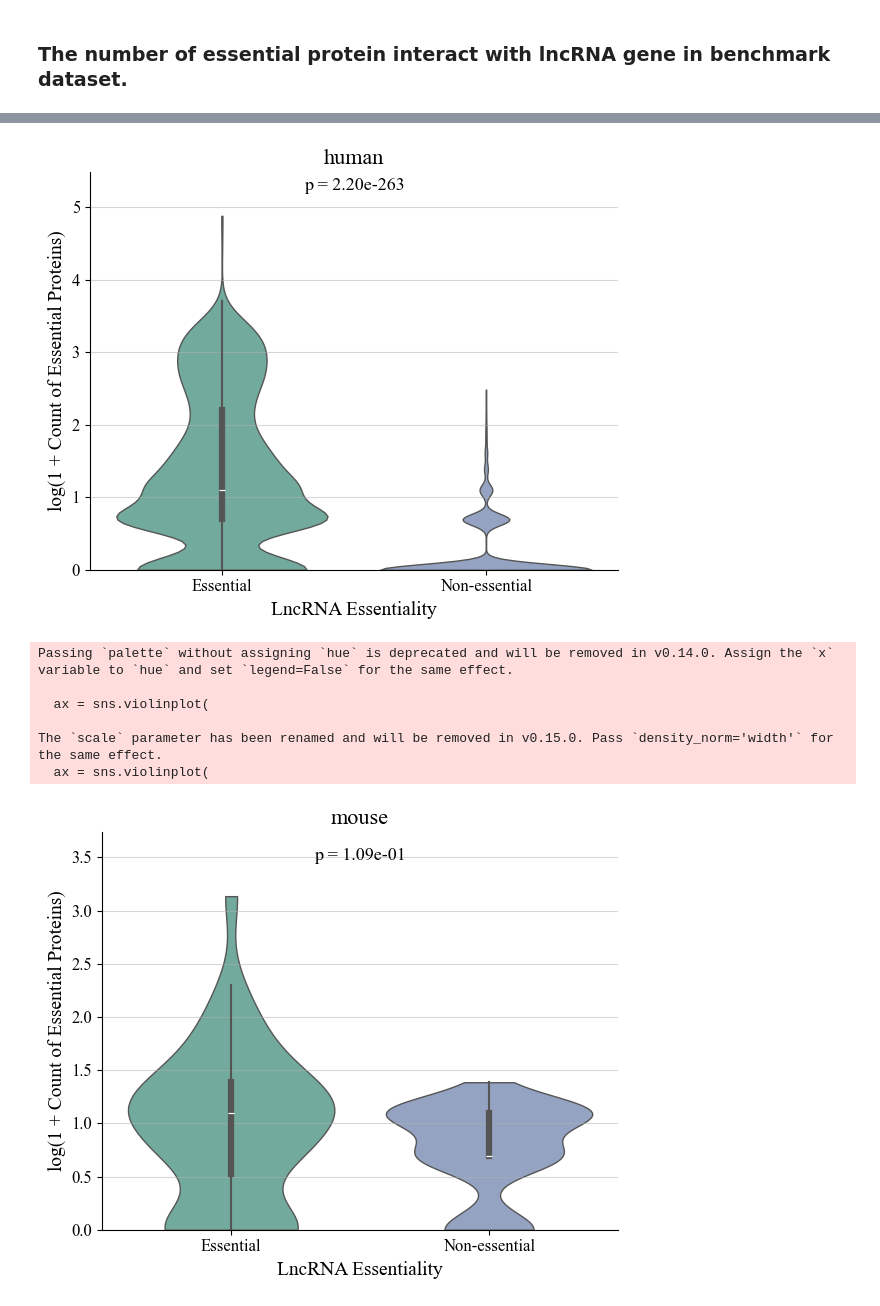
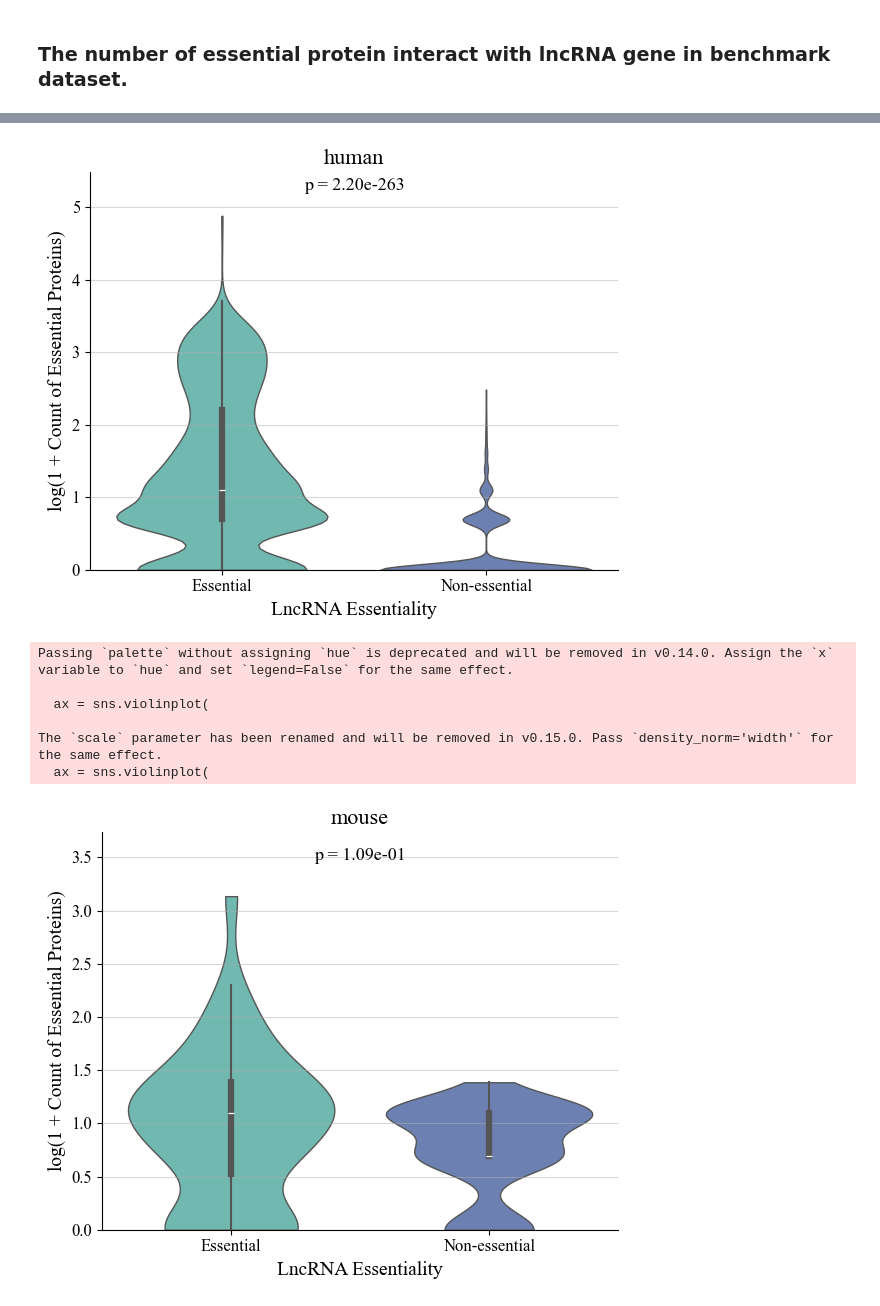
Before and after one commit to swt1024/ELGE, a Jupyter notebook: experiment/ess_protein/validtition.ipynb, the cells around one changed output, grey strips where cells are left out. Drawn from its saved outputs; the diff is of its cells as text; code cells hidden in the pictures.

```diff
--- a/experiment/ess_protein/validtition.ipynb
+++ b/experiment/ess_protein/validtition.ipynb
@@ -299,7 +238,7 @@ for species in ['human','mouse']:
     plt.figure(figsize=(6, 5))
 
     # Customize colors here if needed
-    palette = {'Essential': '#69b3a2', 'Non-essential': '#8da0cb'}  # change HEX as you like
+    palette = {'Essential': '#65c4b9', 'Non-essential': '#607bbc'}  # change HEX as you like
     order = ['Essential', 'Non-essential']
 
     # Violin plot with an internal box to show quartiles
@@ -322,32 +261,32 @@ for species in ['human','mouse']:
     plt.grid(True, axis='y', linewidth=0.8, alpha=0.5)
 
     # =====================
     # Step 5: Mann–Whitney U test + annotate p-value
     # =====================
     group1 = df_count[df_count['label'] == 'Essential']['log_count']
     group2 = df_count[df_count['label'] == 'Non-essential']['log_count']
     stat, p_value = mannwhitneyu(group1, group2, alternative='two-sided')
 
     y_max = df_count['log_count'].max()
     y_loc = y_max + 0.3
     ax.text(0.5, y_loc, f"p = {p_value:.2e}", ha='center', va='bottom', fontsize=13)
     ax.set_ylim(0, y_loc + 0.3)
 
     plt.tight_layout()
     plt.savefig(f'{species}_log_essential_protein_count_violin.svg', format='svg', dpi=300, bbox_inches='tight')
     plt.show()
 # %% [output]
 Passing `palette` without assigning `hue` is deprecated and will be removed in v0.14.0. Assign the `x` variable to `hue` and set `legend=False` for the same effect.
 
   ax = sns.violinplot(
 
 The `scale` parameter has been renamed and will be removed in v0.15.0. Pass `density_norm='width'` for the same effect.
   ax = sns.violinplot(
-[figure, old version]
+[figure, new version]
 Passing `palette` without assigning `hue` is deprecated and will be removed in v0.14.0. Assign the `x` variable to `hue` and set `legend=False` for the same effect.
 
   ax = sns.violinplot(
 
 The `scale` parameter has been renamed and will be removed in v0.15.0. Pass `density_norm='width'` for the same effect.
   ax = sns.violinplot(
-[figure, old version]
+[figure, new version]
```
Also changed, not shown: parts of 2 cells of this notebook, 8 other files.
